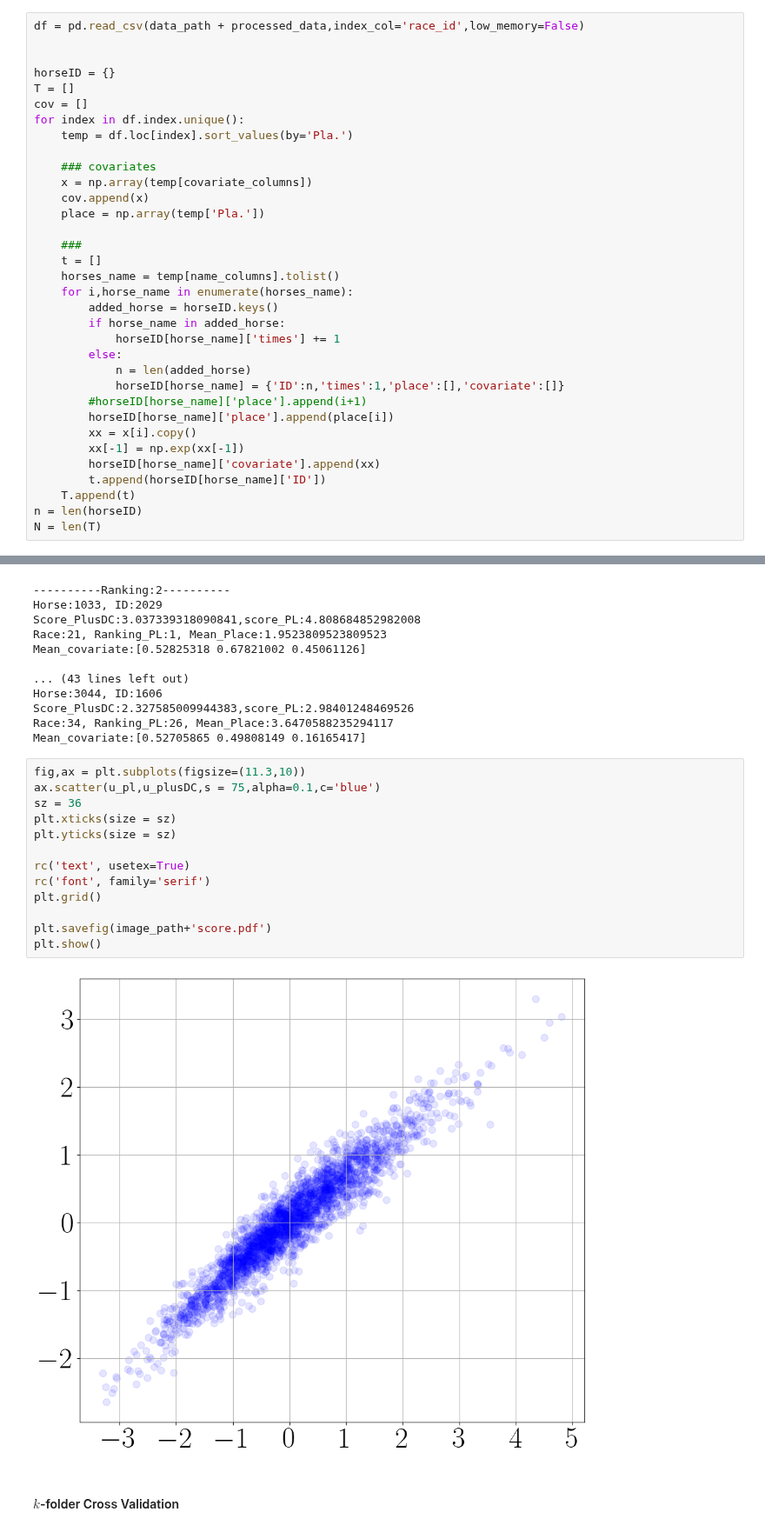
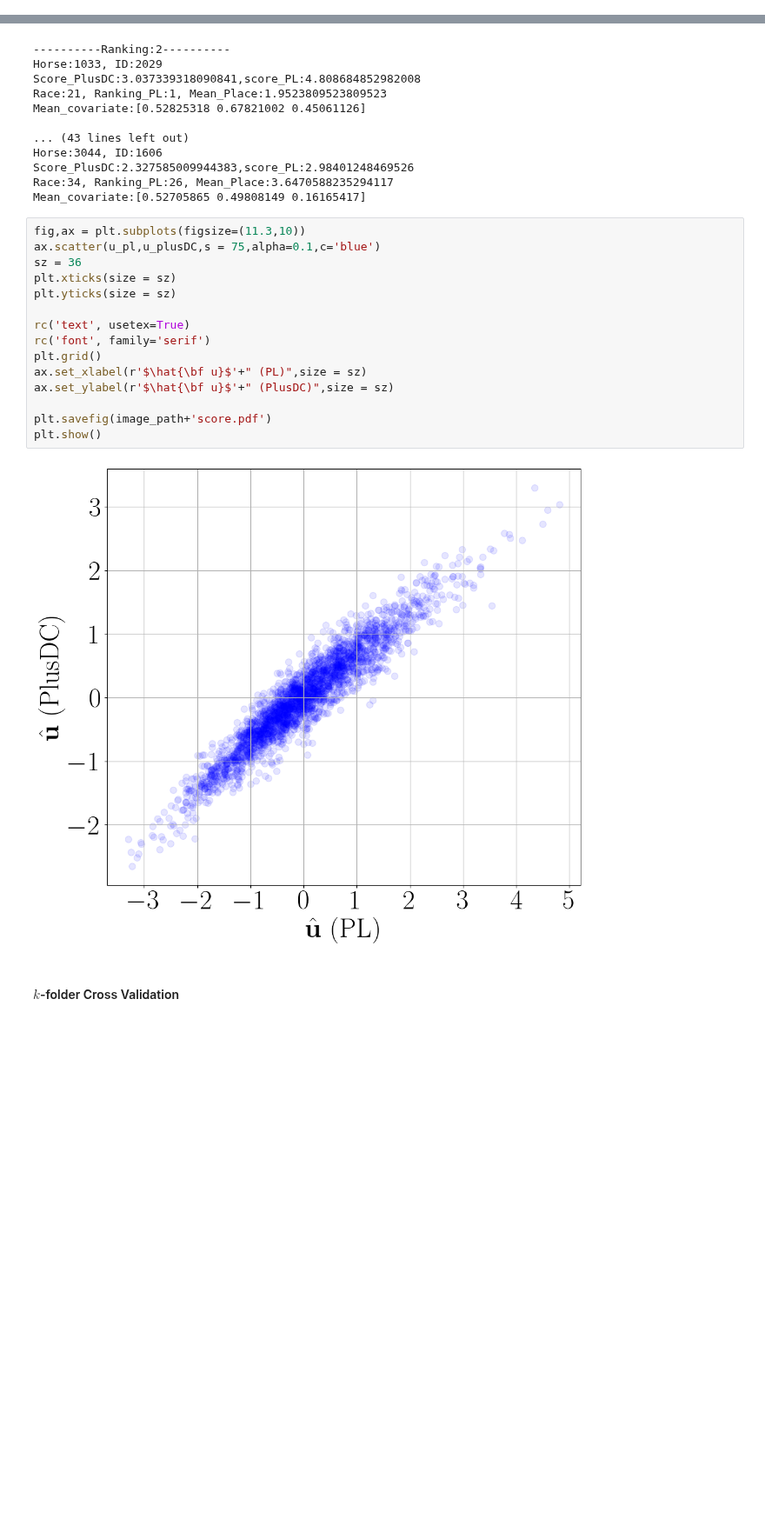
Before and after one commit to PinjunD/Statistical-ranking-with-dynamic-covariate, a Jupyter notebook: horse racing.ipynb, the cells around one changed output, grey strips where cells are left out. Shown at 87% size. Drawn from its saved outputs; the diff is of its cells as text; blank space fills up the shorter version.

```diff
--- a/horse racing.ipynb
+++ b/horse racing.ipynb
@@ -132,37 +143,3 @@ n = len(horseID)
-# %%
-df = pd.read_csv(data_path + processed_data,index_col='race_id',low_memory=False)
-
-
-horseID = {}
-T = []
-cov = []
-for index in df.index.unique():
-    temp = df.loc[index].sort_values(by='Pla.')
-
-    ### covariates
-    x = np.array(temp[covariate_columns])
-    cov.append(x)
-    place = np.array(temp['Pla.'])
-
-    ###
-    t = []
-    horses_name = temp[name_columns].tolist()
-    for i,horse_name in enumerate(horses_name):
-        added_horse = horseID.keys()
-        if horse_name in added_horse:
-            horseID[horse_name]['times'] += 1
-        else:
-            n = len(added_horse)
-            horseID[horse_name] = {'ID':n,'times':1,'place':[],'covariate':[]}
-        #horseID[horse_name]['place'].append(i+1)
-        horseID[horse_name]['place'].append(place[i])
-        xx = x[i].copy()
-        xx[-1] = np.exp(xx[-1])
-        horseID[horse_name]['covariate'].append(xx)
-        t.append(horseID[horse_name]['ID'])
-    T.append(t)
-n = len(horseID)
-N = len(T)
 # %% [markdown]
 #### Analysis
 # %% [markdown]
@@ -280,17 +257,19 @@ Mean_covariate:[0.52705865 0.49808149 0.16165417]
 # %%
 fig,ax = plt.subplots(figsize=(11.3,10))
 ax.scatter(u_pl,u_plusDC,s = 75,alpha=0.1,c='blue')
 sz = 36
 plt.xticks(size = sz)
 plt.yticks(size = sz)
 
 rc('text', usetex=True)
 rc('font', family='serif')
 plt.grid()
+ax.set_xlabel(r'$\hat{\bf u}$'+" (PL)",size = sz)
+ax.set_ylabel(r'$\hat{\bf u}$'+" (PlusDC)",size = sz)
 
 plt.savefig(image_path+'score.pdf')
 plt.show()
 # %% [output]
-[figure, old version]
+[figure, new version]
 # %% [markdown]
 #### $k$-folder Cross Validation
```
Also changed, not shown: parts of 4 cells of this notebook, 1 other file.
